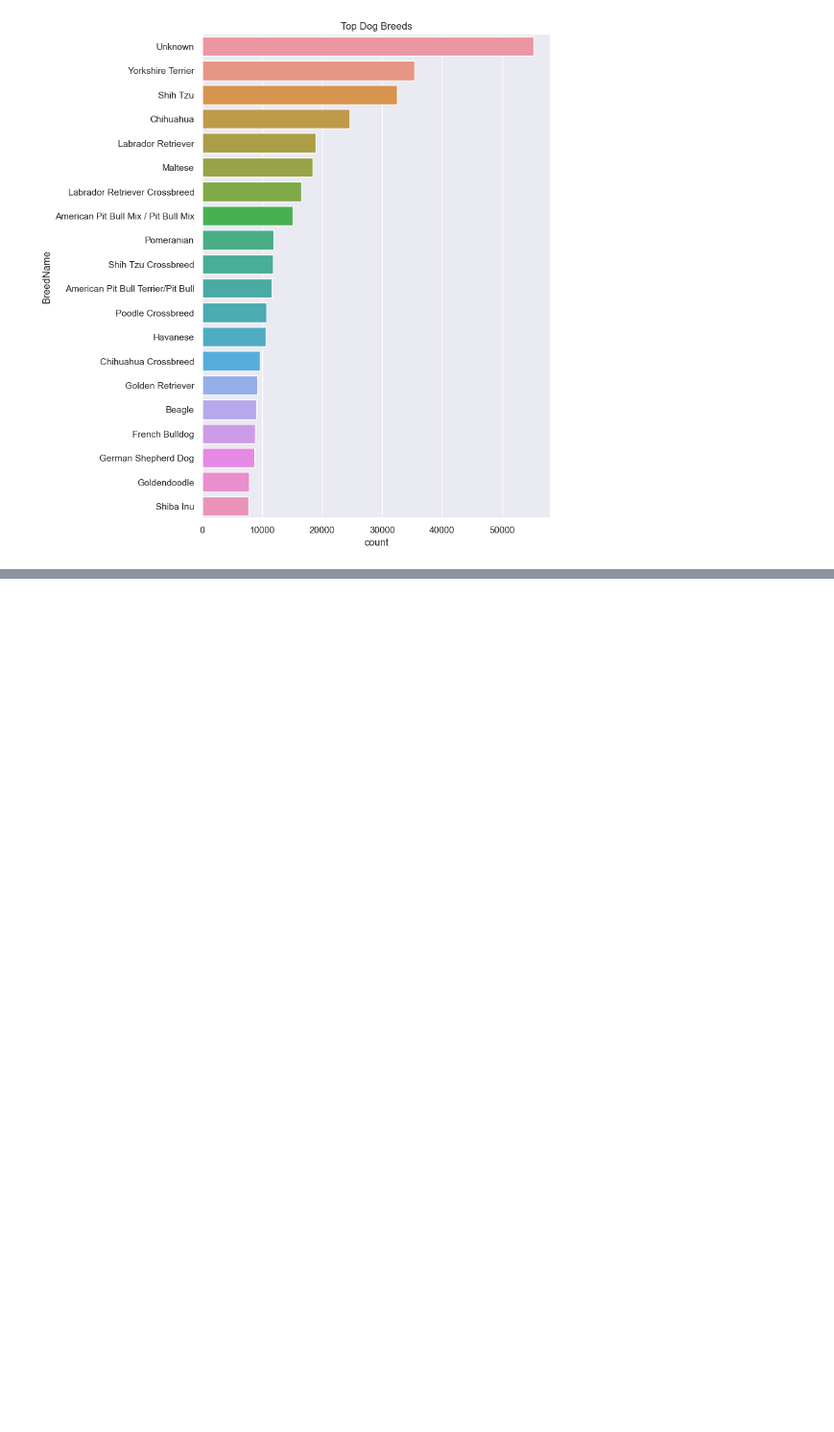
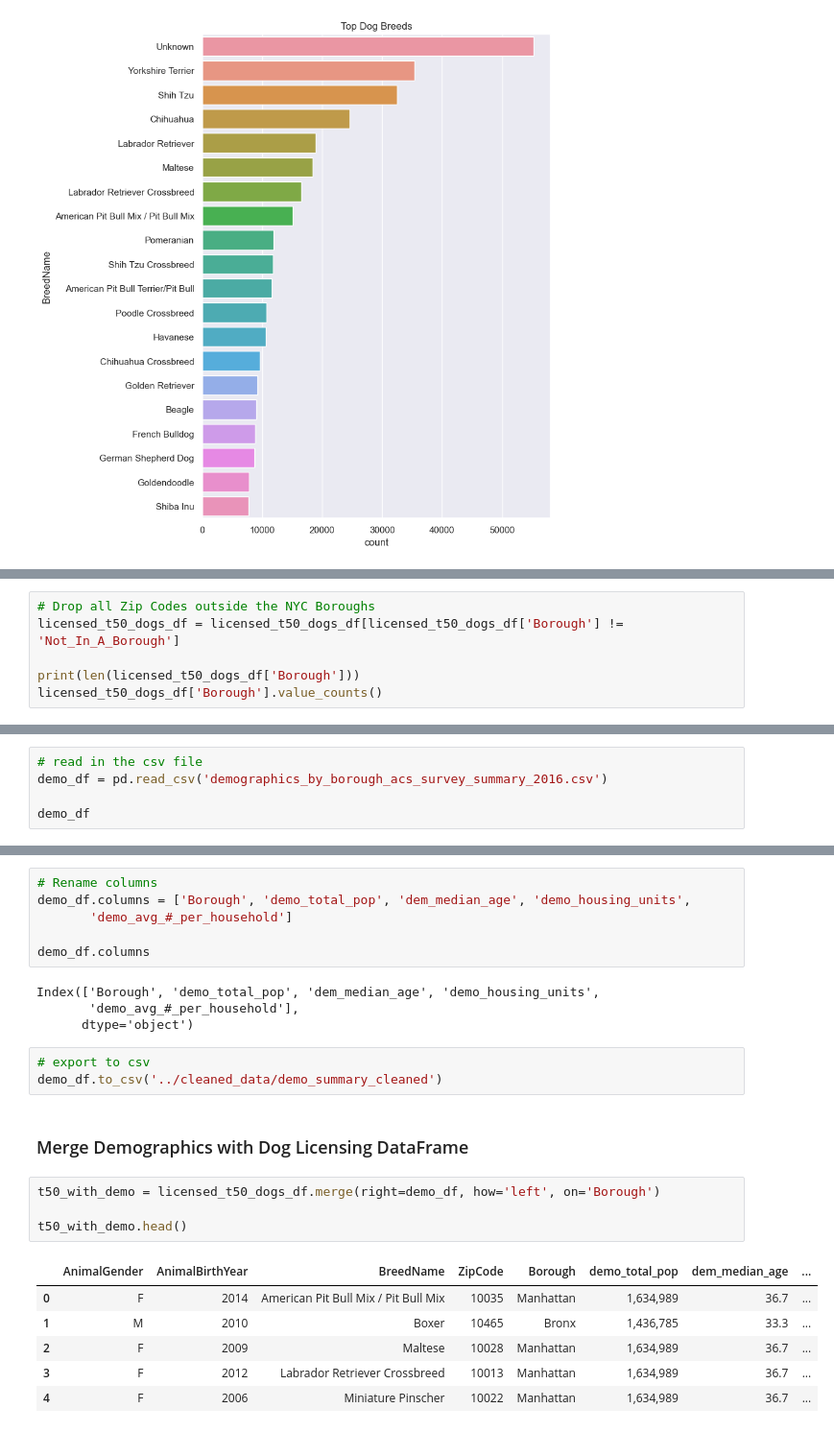
Before and after one commit to StarkArk/Tailored_Tails, a Jupyter notebook: Exploration/doggy_data/doggy_exploration.ipynb, the cells around one changed output, grey strips where cells are left out. Shown at 96% size. Saved outputs shown, nothing was run; the diff lists cells and outputs as text; blank space fills up the shorter version.

```diff
--- a/Exploration/doggy_data/doggy_exploration.ipynb
+++ b/Exploration/doggy_data/doggy_exploration.ipynb
@@ -629,0 +825,6 @@ plt.show()
+# %%
+# Drop all Zip Codes outside the NYC Boroughs
+licensed_t50_dogs_df = licensed_t50_dogs_df[licensed_t50_dogs_df['Borough'] != 'Not_In_A_Borough']
+
+print(len(licensed_t50_dogs_df['Borough']))
+licensed_t50_dogs_df['Borough'].value_counts()
@@ -629,0 +855,5 @@ plt.show()
+# %%
+# read in the csv file
+demo_df = pd.read_csv('demographics_by_borough_acs_survey_summary_2016.csv')
+
+demo_df
@@ -629,0 +867,26 @@ plt.show()
+# %%
+# Rename columns
+demo_df.columns = ['Borough', 'demo_total_pop', 'dem_median_age', 'demo_housing_units',
+       'demo_avg_#_per_household']
+
+demo_df.columns
+# %% [output]
+Index(['Borough', 'demo_total_pop', 'dem_median_age', 'demo_housing_units',
+       'demo_avg_#_per_household'],
+      dtype='object')
+# %%
+# export to csv
+demo_df.to_csv('../cleaned_data/demo_summary_cleaned')
+# %% [markdown]
+### Merge Demographics with Dog Licensing DataFrame
+# %%
+t50_with_demo = licensed_t50_dogs_df.merge(right=demo_df, how='left', on='Borough')
+
+t50_with_demo.head()
+# %% [output]
+|  | AnimalGender | AnimalBirthYear | BreedName | ZipCode | Borough | demo_total_pop | dem_median_age | ... |
+| 0 | F | 2014 | American Pit Bull Mix / Pit Bull Mix | 10035 | Manhattan | 1,634,989 | 36.7 | ... |
+| 1 | M | 2010 | Boxer | 10465 | Bronx | 1,436,785 | 33.3 | ... |
+| 2 | F | 2009 | Maltese | 10028 | Manhattan | 1,634,989 | 36.7 | ... |
+| 3 | F | 2012 | Labrador Retriever Crossbreed | 10013 | Manhattan | 1,634,989 | 36.7 | ... |
+| 4 | F | 2006 | Miniature Pinscher | 10022 | Manhattan | 1,634,989 | 36.7 | ... |
```
Also changed, not shown: parts of 18 cells of this notebook, 5 other files.
